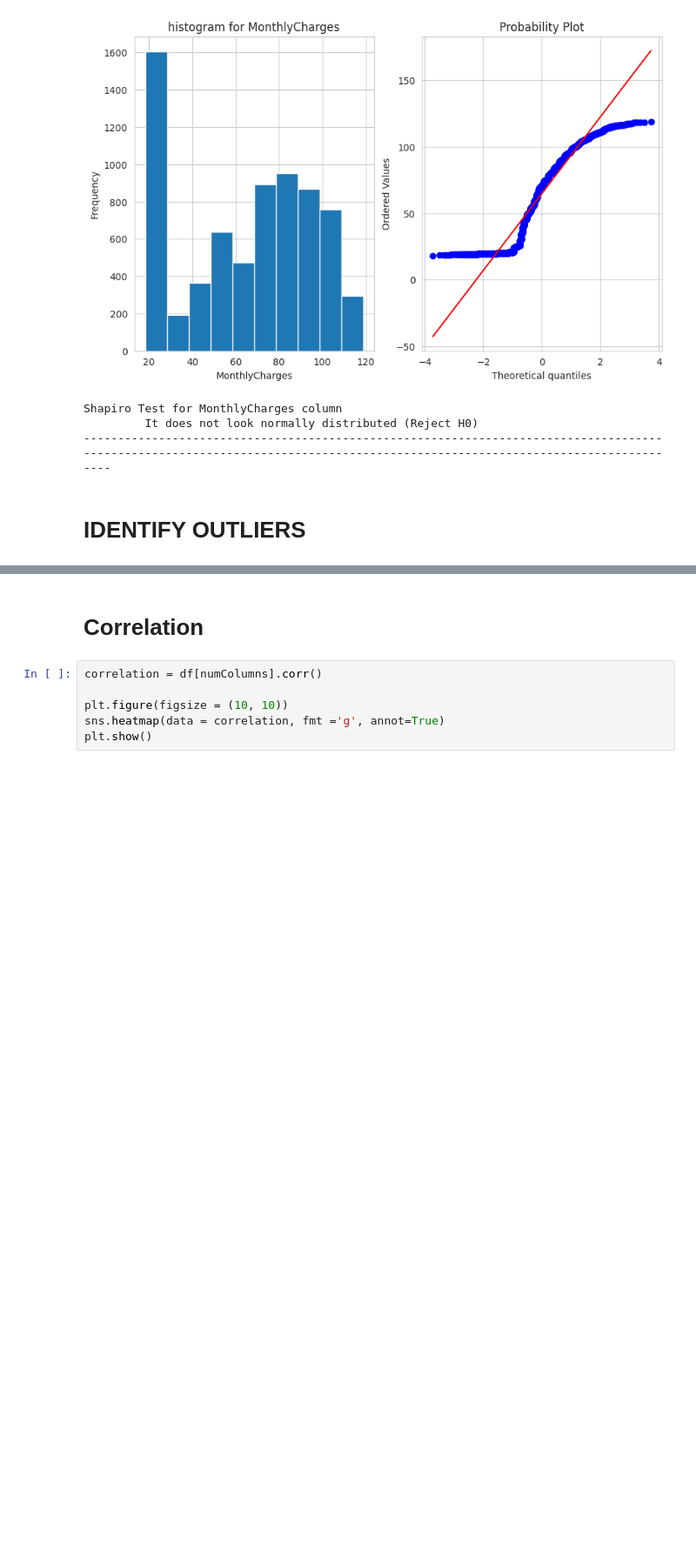
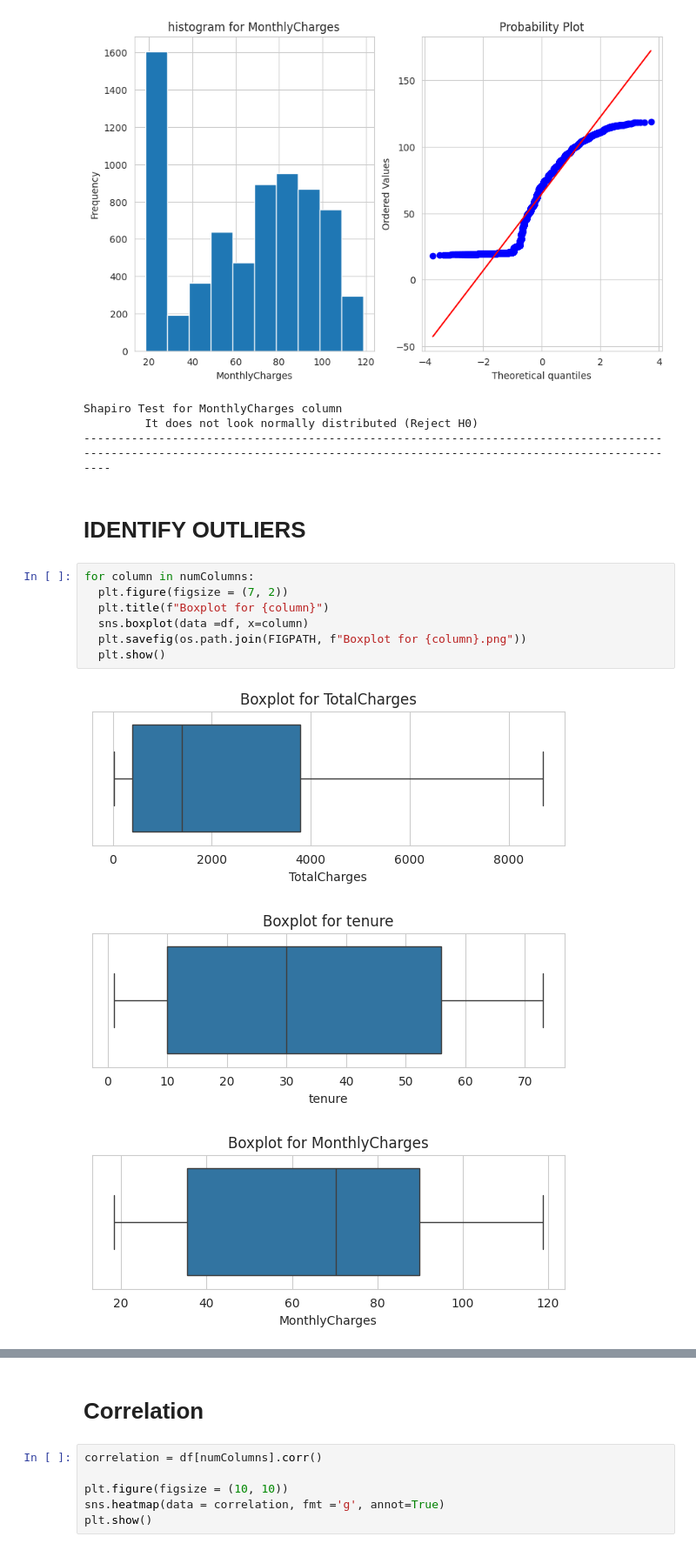
Before and after one commit to pinilDissanayaka/Telecom-Customer-Churn-prediction, a Jupyter notebook: Scripts/ Notebook.ipynb, the cells around one changed output, grey strips where cells are left out. Shown at 87% size. Drawn from its saved outputs; the diff is of its cells as text; blank space fills up the shorter version.

```diff
--- a/Scripts/ Notebook.ipynb
+++ b/Scripts/ Notebook.ipynb
@@ -659,3 +659,14 @@ Shapiro Test for MonthlyCharges column
 ------------------------------------------------------------------------------------------------------------------------------------------------------------------------------
 # %% [markdown]
 # **IDENTIFY OUTLIERS**
+# %%
+for column in numColumns:
+  plt.figure(figsize = (7, 2))
+  plt.title(f"Boxplot for {column}")
+  sns.boxplot(data =df, x=column)
+  plt.savefig(os.path.join(FIGPATH, f"Boxplot for {column}.png"))
+  plt.show()
+# %% [output]
+[figure, added]
+[figure, added]
+[figure, added]
```
Also changed, not shown: parts of 2 cells of this notebook.
